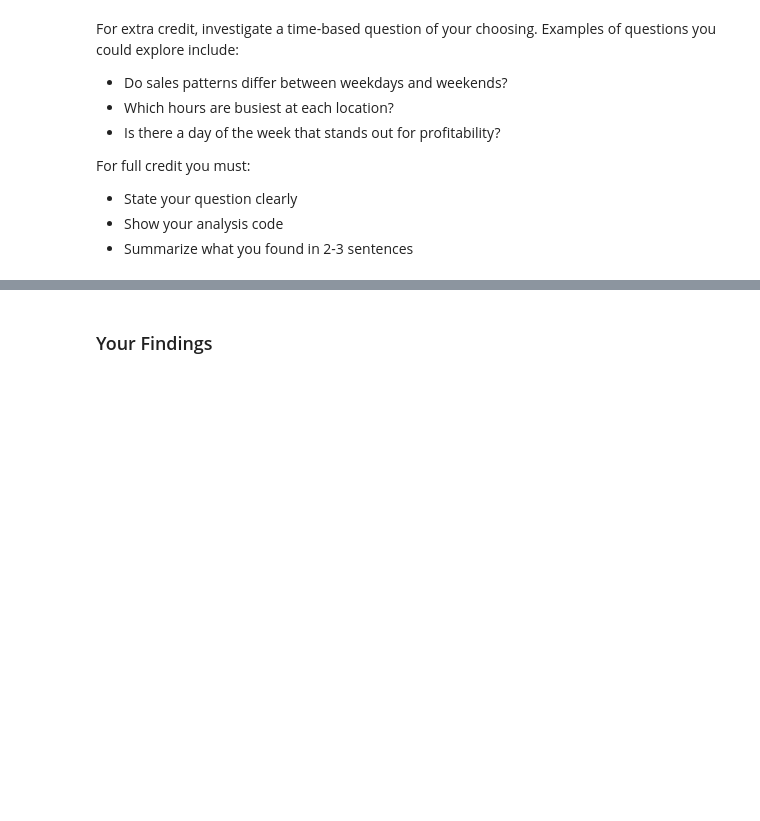
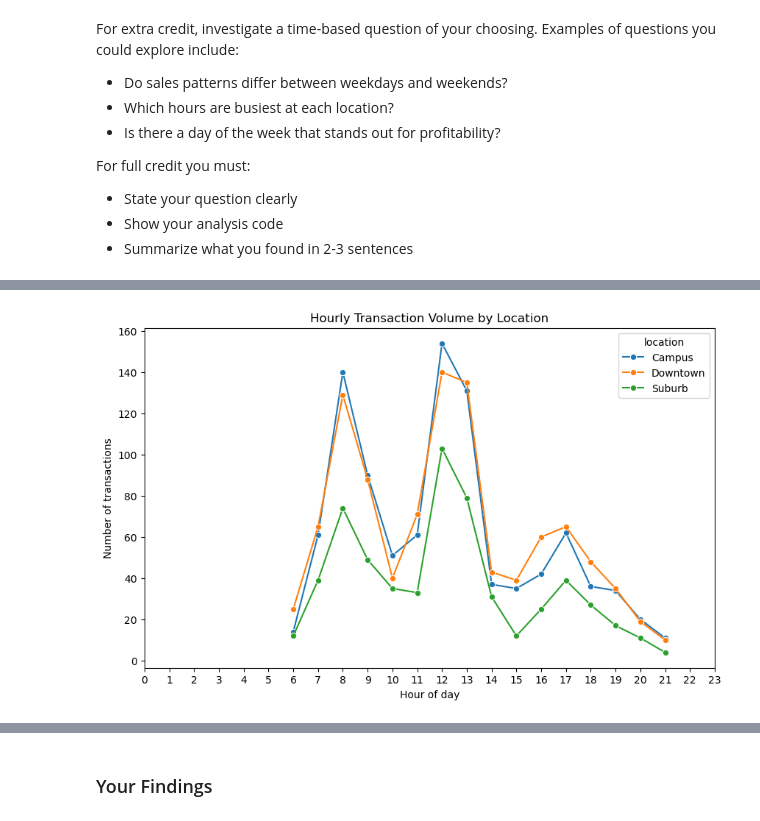
Before and after one commit to nnineeight/py4eda-work, a Jupyter notebook: test2b/test_2b.ipynb, the cells around one changed output, grey strips where cells are left out. Drawn from its saved outputs; the diff is of its cells as text; code cells hidden in the pictures; blank space fills up the shorter version.

```diff
--- a/test2b/test_2b.ipynb
+++ b/test2b/test_2b.ipynb
@@ -384,0 +421,15 @@ For full credit you must:
+# %%
+# 2: Which hours are busiest at each location?
+
+hourly_by_loc = sales_w_prod_info.groupby(["location", "hour"]).agg({
+    "transaction_id": "count"
+}).reset_index()
+
+hourly_by_loc = hourly_by_loc.rename(columns = {
+    "transaction_id": "number_of_transactions"
+})
+
+hourly_by_loc = hourly_by_loc.sort_values(
+    ["location", "number_of_transactions"],
+    ascending = [True, False]
+)
@@ -384,0 +444,18 @@ For full credit you must:
+# %%
+# 3: Does hourly sales vary based on location?
+
+plt.figure(figsize = (10, 6))
+sns.lineplot(
+    data = hourly_by_loc,
+    x = "hour",
+    y = "number_of_transactions",
+    hue = "location",
+    marker = "o"
+)
+plt.xlabel("Hour of day")
+plt.ylabel("Number of transactions")
+plt.title("Hourly Transaction Volume by Location")
+plt.xticks(range(0, 24))
+plt.show()
+# %% [output]
+[figure, added]
```
Also changed, not shown: parts of 8 cells of this notebook.
